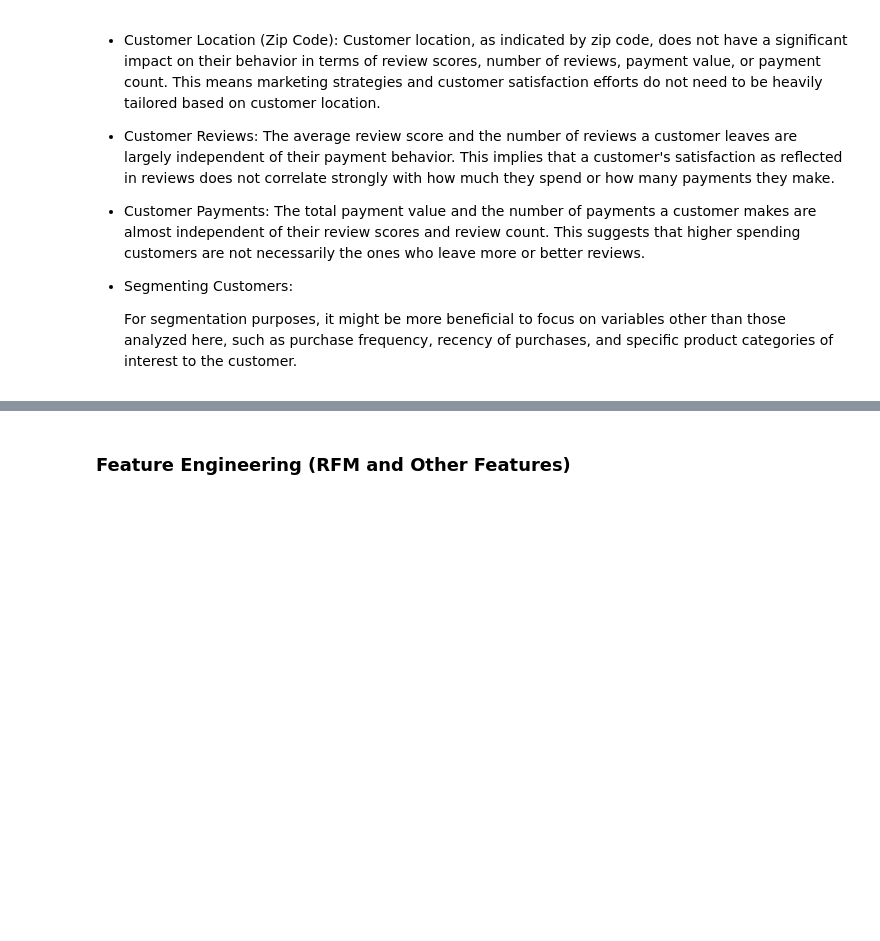
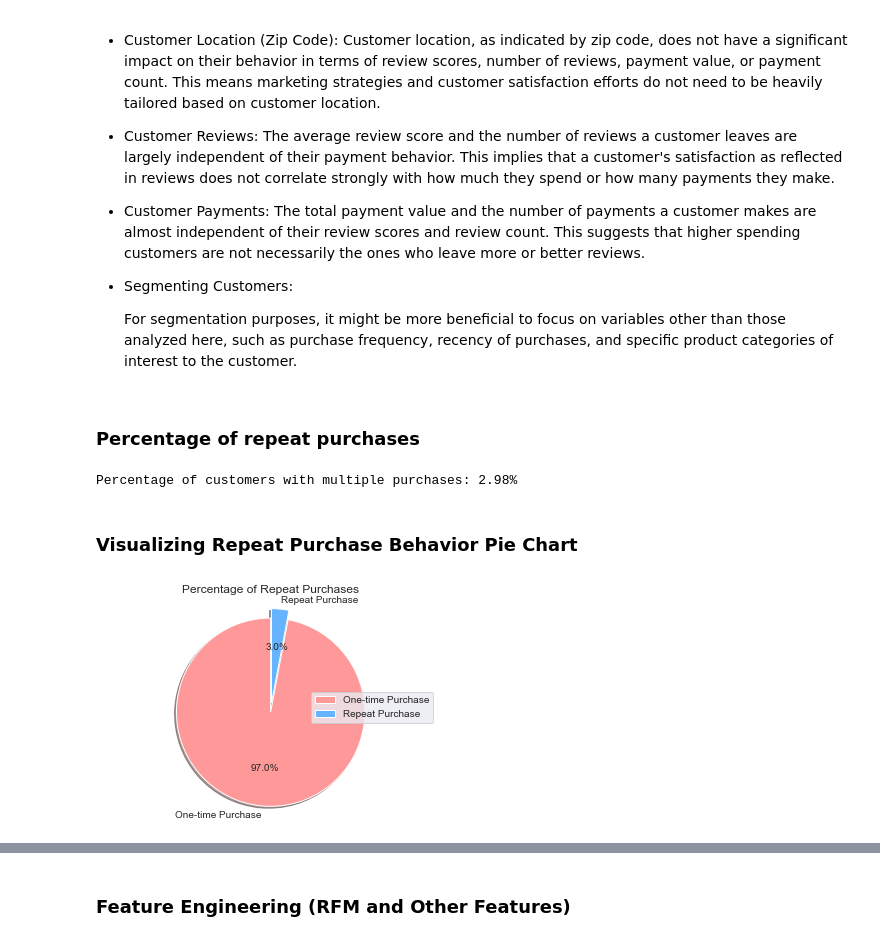
Before and after one commit to preudh/OC_IA_P5_Segment_e_commerce_site_customers, a Jupyter notebook: notebooks/Preudhomme_Patrice_2_notebook_exploration_082024.ipynb, the cells around one changed output, grey strips where cells are left out. Drawn from its saved outputs; the diff is of its cells as text; code cells hidden in the pictures; blank space fills up the shorter version.

```diff
--- a/notebooks/Preudhomme_Patrice_2_notebook_exploration_082024.ipynb
+++ b/notebooks/Preudhomme_Patrice_2_notebook_exploration_082024.ipynb
@@ -254,3 +402,46 @@ payment_count                 0.005426             0.002036       1.000000
 - Segmenting Customers:
 
     For segmentation purposes, it might be more beneficial to focus on variables other than those analyzed here, such as purchase frequency, recency of purchases, and specific product categories of interest to the customer.
+# %% [markdown]
+### Percentage of repeat purchases
+# %%
+# checking how many customers have purchased multiple times
+
+import pandas as pd
+import numpy as np
+import os
+
+# Load the final DataFrame
+df_final_path = os.path.join('..', 'data', 'df_final.csv')
+df_final = pd.read_csv(df_final_path)
+
+
+repeat_customers = df_final[df_final['payment_count'] > 1]
+num_repeat_customers = len(repeat_customers)
+num_total_customers = len(df_final)
+repeat_customer_percentage = (num_repeat_customers / num_total_customers) * 100
+print(f"Percentage of customers with multiple purchases: {repeat_customer_percentage:.2f}%")
+# %% [output]
+Percentage of customers with multiple purchases: 2.98%
+# %% [markdown]
+### Visualizing Repeat Purchase Behavior Pie Chart
+# %%
+import matplotlib.pyplot as plt
+
+# Data for pie chart
+labels = ['One-time Purchase', 'Repeat Purchase']
+sizes = [100 - repeat_customer_percentage, repeat_customer_percentage]
+colors = ['#ff9999','#66b3ff']
+explode = (0, 0.1)  # explode the 2nd slice (Repeat Purchase)
+
+# Plotting the pie chart
+fig1, ax1 = plt.subplots()
+ax1.pie(sizes, explode=explode, labels=labels, colors=colors, autopct='%1.1f%%',
+        shadow=True, startangle=90)
+ax1.axis('equal')  # Equal aspect ratio ensures that pie is drawn as a circle.
+
+plt.title('Percentage of Repeat Purchases')
+plt.legend(labels, loc="center right", fontsize=10)
+plt.show()
+# %% [output]
+[figure, added]
```
Also changed, not shown: parts of 19 cells of this notebook.
